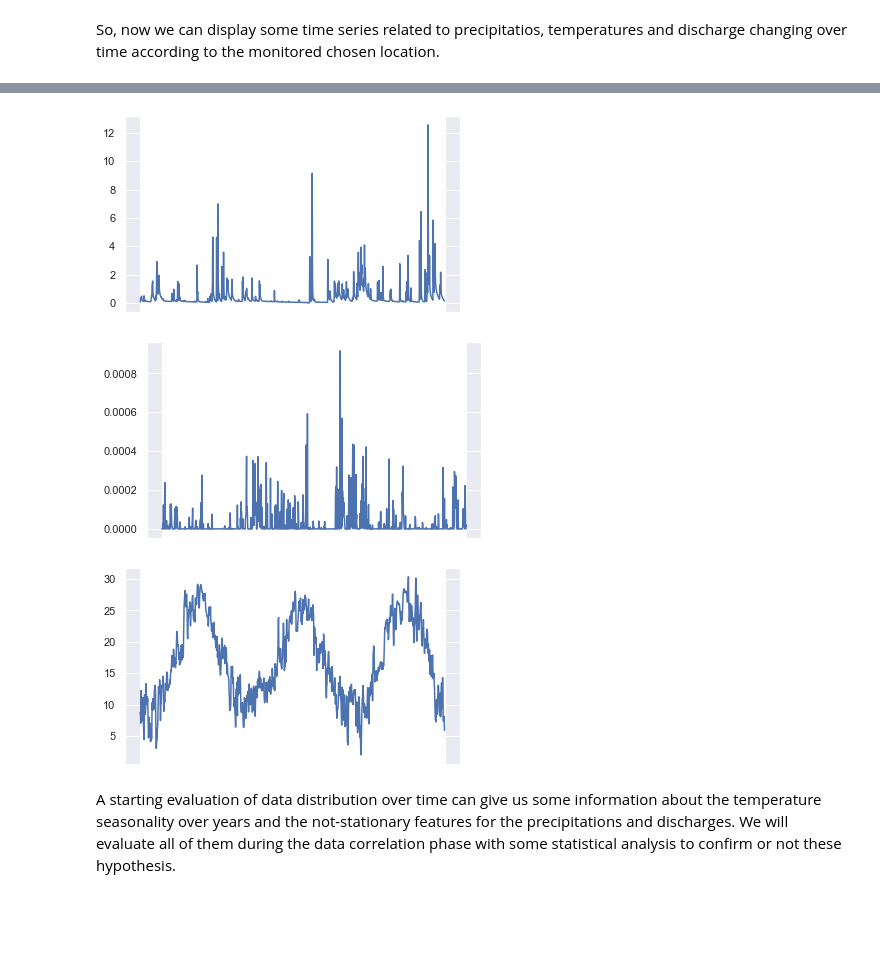
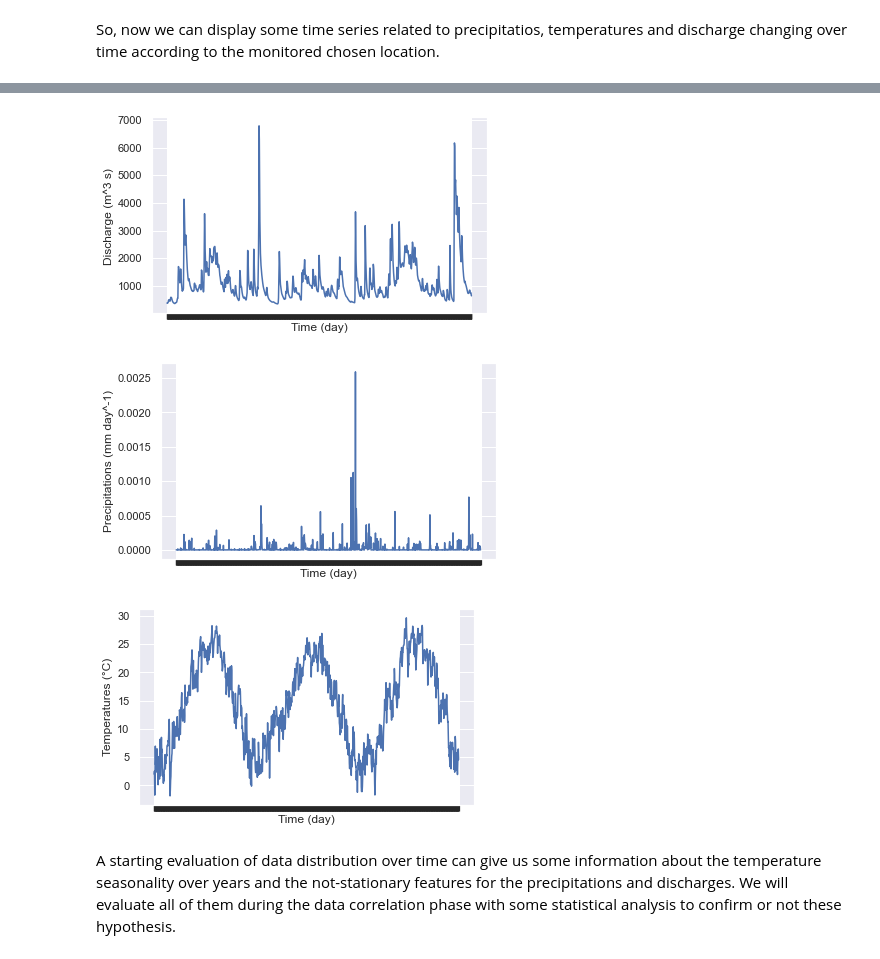
Before and after one commit to kode-git/copernicus, a Jupyter notebook: notebooks/data_aggregation.ipynb, the cells around one changed output, grey strips where cells are left out. Drawn from its saved outputs; the diff is of its cells as text; code cells hidden in the pictures; blank space fills up the shorter version.

```diff
--- a/notebooks/data_aggregation.ipynb
+++ b/notebooks/data_aggregation.ipynb
@@ -115,7 +115,7 @@ df = pd.DataFrame(columns=['time', 'lat', 'lon', 'discharge', 'temp', 'prec'])
 
 # loading annual dataframes and concatenate with the past history until 2019.
 for i in range(2016, 2019):
-    tmp = pd.read_csv("samples/italy-dtp-{}-{}.csv".format(i,j), usecols=['time', 'lat', 'lon', 'discharge', 'temp', 'prec'])
+    tmp = pd.read_csv("../samples/italy-dtp-{}-{}.csv".format(i,j), usecols=['time', 'lat', 'lon', 'discharge', 'temp', 'prec'])
     df = pd.concat([df, tmp])
     j += 1
 # %%
@@ -139,8 +175,9 @@ The current length of the dataframe is: 9762072
 If we want to analyze the time series related to a specific location, we need to filter the dataframe with only points of a same coordinate. In our case, we will choose a location related to the Po river.
 # %%
 # filter dataframe by coordinates
-df = df[df['lat'] == 41.23425]
-df = df[df['lon'] == 13.701608]
+df = df[df['lat'] == 44.974716]
+df = df[df['lon'] == 12.487255]
+
 
 # print the filtered dataframe
 df.head()
@@ -160,21 +204,25 @@ df_time['value'] = df['discharge']
 df_time = df_time.set_index(df['time'])
 plt.plot(df_time)
 plt.gcf().autofmt_xdate()
-plt.tick_params(labelbottom=False, bottom=False)
+plt.tick_params(labelbottom=False, bottom=True)
+plt.xlabel('Time (day)')
+plt.ylabel('Discharge (m^3 s) ')
 plt.show()
 # %% [output]
-[figure, old version]
+[figure, new version]
 # %%
 # display the precipitation values of the chosen coordinates
 df_prec = pd.DataFrame()
 df_prec['value'] = df['prec']
 df_prec = df_prec.set_index(df['time'])
 plt.plot(df_prec)
 plt.gcf().autofmt_xdate()
-plt.tick_params(labelbottom=False, bottom=False)
+plt.tick_params(labelbottom=False, bottom=True)
+plt.xlabel('Time (day)')
+plt.ylabel('Precipitations (mm day^-1)')
 plt.show()
 # %% [output]
-[figure, old version]
+[figure, new version]
 # %%
 # display the temperature values of the chosen coordinates
 df_temp = pd.DataFrame()
@@ -182,9 +230,11 @@ df_temp['value'] = df['temp']
 df_temp = df_temp.set_index(df['time'])
 plt.plot(df_temp)
 plt.gcf().autofmt_xdate()
-plt.tick_params(labelbottom=False, bottom=False)
+plt.tick_params(labelbottom=False, bottom=True)
+plt.xlabel('Time (day)')
+plt.ylabel('Temperatures (°C)')
 plt.show()
 # %% [output]
-[figure, old version]
+[figure, new version]
 # %% [markdown]
 A starting evaluation of data distribution over time can give us some information about the temperature seasonality over years and the not-stationary features for the precipitations and discharges. We will evaluate all of them during the data correlation phase with some statistical analysis to confirm or not these hypothesis.
```
Also changed, not shown: parts of 4 cells of this notebook, 2 other files.
